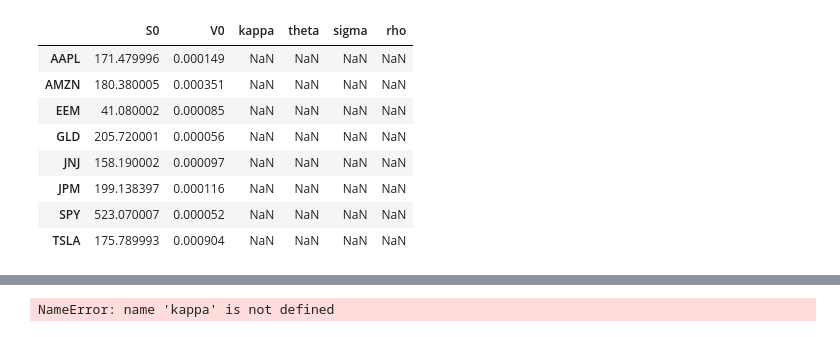
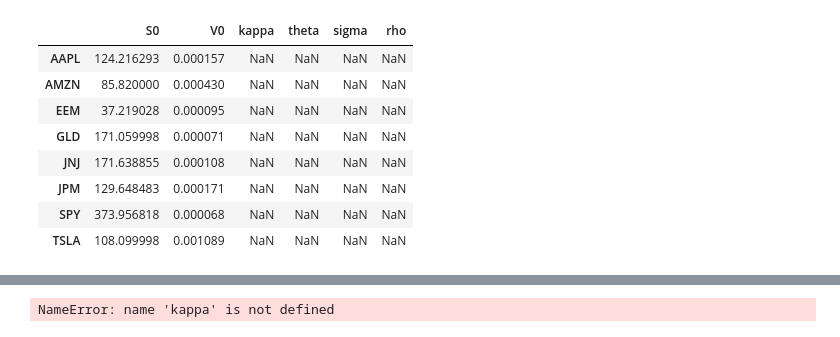
Before and after one commit to Go1vf/Portfolio-Simulation-Surgery, a Jupyter notebook: src/heston_model.ipynb, the cells around one changed output, grey strips where cells are left out. Cells and saved outputs as stored; diff of their text form; code cells hidden in the pictures.

```diff
--- a/src/heston_model.ipynb
+++ b/src/heston_model.ipynb
@@ -3,28 +3,28 @@ import numpy as np
 import pandas as pd
 from scipy.optimize import minimize
 import matplotlib.pyplot as plt
-
+import random
 # Load data
-data = pd.read_csv('../data/processed/one_year_price.csv', index_col='Date', parse_dates=True)
+training_data = pd.read_csv('../data/processed/training_prices.csv', index_col='Date', parse_dates=True)
 days_trading = 252
 r = 0.05245  # risk-free rate
 # %%
 heston_params = pd.DataFrame(index=data.columns, columns=['S0', 'V0', 'kappa', 'theta', 'sigma', 'rho'])
-heston_params['S0'] = data.iloc[-1,:]
-log_returns = np.log(data / data.shift(1))
+heston_params['S0'] = training_data.iloc[0,:]
+log_returns = np.log(training_data / training_data.shift(1))
 V0 = log_returns.var()
 heston_params['V0'] = V0
 heston_params
 # %% [output]
 |  | S0 | V0 | kappa | theta | sigma | rho |
-| AAPL | 171.479996 | 0.000149 | NaN | NaN | NaN | NaN |
-| AMZN | 180.380005 | 0.000351 | NaN | NaN | NaN | NaN |
-| EEM | 41.080002 | 0.000085 | NaN | NaN | NaN | NaN |
-| GLD | 205.720001 | 0.000056 | NaN | NaN | NaN | NaN |
-| JNJ | 158.190002 | 0.000097 | NaN | NaN | NaN | NaN |
-| JPM | 199.138397 | 0.000116 | NaN | NaN | NaN | NaN |
-| SPY | 523.070007 | 0.000052 | NaN | NaN | NaN | NaN |
-| TSLA | 175.789993 | 0.000904 | NaN | NaN | NaN | NaN |
+| AAPL | 124.216293 | 0.000157 | NaN | NaN | NaN | NaN |
+| AMZN | 85.820000 | 0.000430 | NaN | NaN | NaN | NaN |
+| EEM | 37.219028 | 0.000095 | NaN | NaN | NaN | NaN |
+| GLD | 171.059998 | 0.000071 | NaN | NaN | NaN | NaN |
+| JNJ | 171.638855 | 0.000108 | NaN | NaN | NaN | NaN |
+| JPM | 129.648483 | 0.000171 | NaN | NaN | NaN | NaN |
+| SPY | 373.956818 | 0.000068 | NaN | NaN | NaN | NaN |
+| TSLA | 108.099998 | 0.001089 | NaN | NaN | NaN | NaN |
 # %%
 def heston_variance(params, T, dt, V0):
     kappa, theta, sigma, rho = params
```
Also changed, not shown: parts of 4 cells of this notebook, 1 other file.
